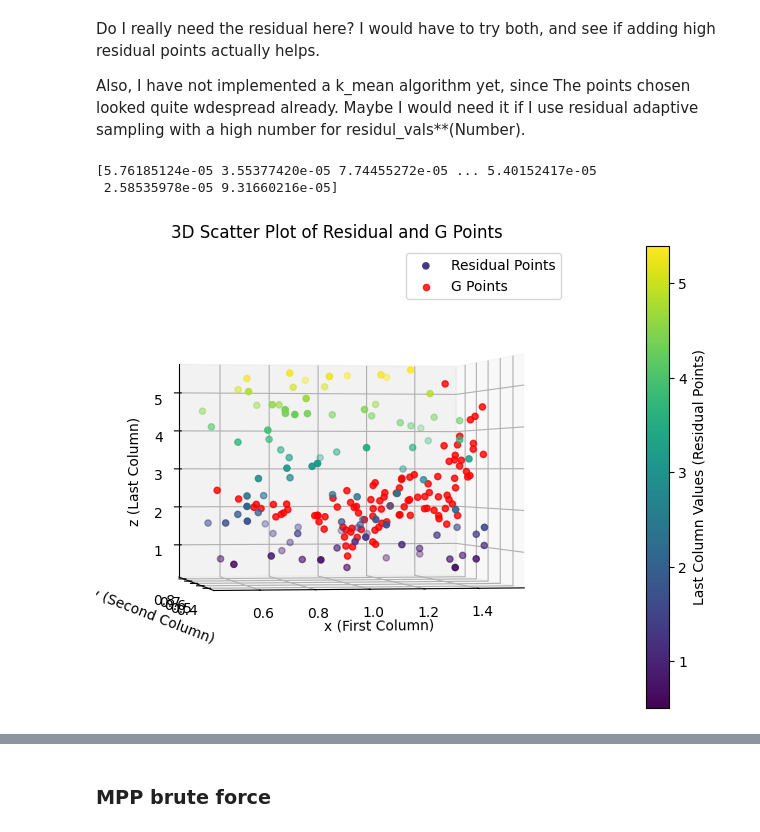
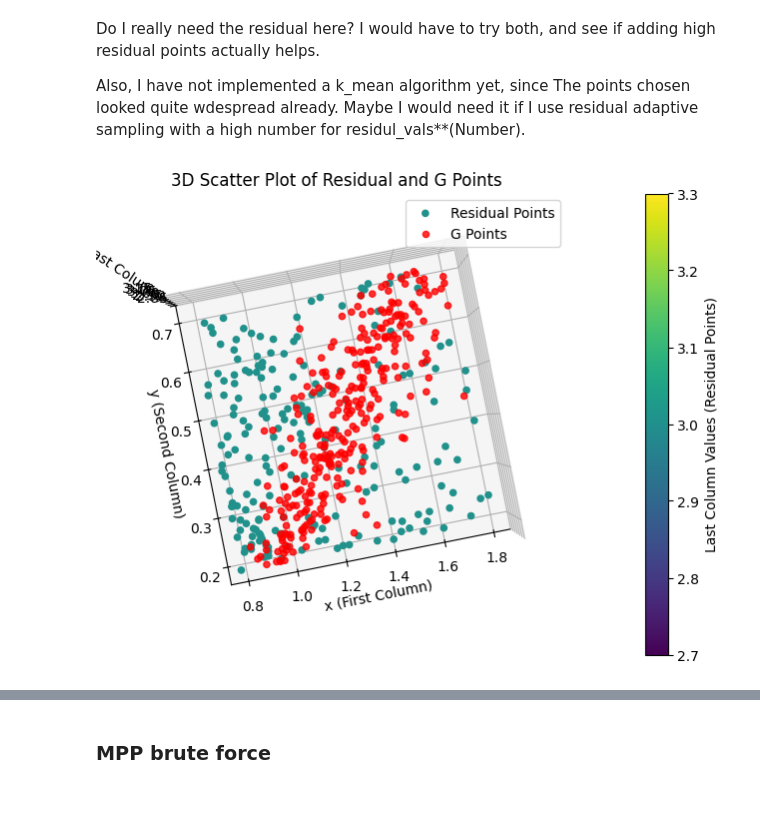
Before and after one commit to jolu2111/Master_thesis, a Jupyter notebook: Code/05_Normalization.ipynb, the cells around one changed output, grey strips where cells are left out. Cells and saved outputs as stored; diff of their text form; code cells hidden in the pictures; blank space fills up the shorter version.

```diff
--- a/Code/05_Normalization.ipynb
+++ b/Code/05_Normalization.ipynb
@@ -356,14 +339,0 @@ print(params)
-# %%
-pred_params = make_input_params(t_test, [m, mu, k_mean, y0_mean, v0_mean], params['norm_info'])
-# print(pred_params)
-x=0
-values = [m, mu, k_mean, y0_mean, v0_mean]
-norm_info = params['norm_info']
-print(norm_info)
-for i,param in enumerate(['m', 'mu', 'k', 'y0', 'v0']):
-        if param in norm_info:
-            x+=(abs(values[i] - norm_info[param]['mean']) / norm_info[param]['std'])
-            print(norm_info[param]['mean'])
-            print(norm_info[param]['std'])
-print(m,mu)
-print(x)
@@ -425,16 +371,6 @@ def generate_latin_hypercube_samples(specs, norm_info, num_samples=1000):
             # If the parameter is not in the specs, just use its mean value
             scaled_samples.append(np.full((num_samples, 1), specs[param]['mean']))
     return np.array(scaled_samples).T[0], params_to_sample
-# %%
-specs = {
-       'm':  {'mean': 1.0,  'std': 0.1, 'lower_multiplier': -5, 'upper_multiplier': 5},
-       'mu': {'mean': 0.6,  'std': 0.05, 'lower_multiplier': -5, 'upper_multiplier': 5},
-       'k':  {'mean': 5.0,  'std': 0.5, 'lower_multiplier': -5, 'upper_multiplier': 5},
-       'y0': {'mean': -0.4, 'std': 0.1, 'lower_multiplier': -5, 'upper_multiplier': 5},
-       'v0': {'mean': 3.0,  'std': 0.5, 'lower_multiplier': -5, 'upper_multiplier': 5},
-    }
-
-test_params = initialize_param(500, distribute=['m','mu','v0'], specs=specs, normalize=True)
 # %%
 # Generate samples
-LHS_samples, sampled_params = generate_latin_hypercube_samples(specs, test_params['norm_info'], num_samples=20000)
+LHS_samples, sampled_params = generate_latin_hypercube_samples(specs, params['norm_info'], num_samples=5000)
@@ -481,24 +415,19 @@ residual_vals = np.array(residual_values)
 # Sample near g(x) ≈ 0
 G_weights = np.exp(-20 * np.abs(G_vals))
 G_weights /= np.sum(G_weights)  # Normalize weights
-G_indices = np.random.choice(len(LHS_samples), size=100, p=G_weights, replace=False)
+G_indices = np.random.choice(len(LHS_samples), size=300, p=G_weights, replace=False)
 G_points_selected = LHS_samples[G_indices]
 
 # Sample near large residuals
 residual_weights = residual_vals**0.5
 residual_weights /= np.sum(residual_weights)  # Normalize weights
-residual_indices = np.random.choice(len(LHS_samples), size=100, p=None, replace=False)
+residual_indices = np.random.choice(len(LHS_samples), size=200, p=residual_weights, replace=False)
 residual_points_selected = LHS_samples[residual_indices]
 # Combine the two sets of points
 # %% [markdown]
 Do I really need the residual here? I would have to try both, and see if adding high residual points actually helps.
 
 Also, I have not implemented a k_mean algorithm yet, since The points chosen looked quite wdespread already. Maybe I would need it if I use residual adaptive sampling with a high number for residul_vals**(Number).
-# %%
-print(residual_weights)
-# %% [output]
-[5.76185124e-05 3.55377420e-05 7.74455272e-05 ... 5.40152417e-05
- 2.58535978e-05 9.31660216e-05]
 # %%
 from mpl_toolkits.mplot3d import Axes3D
 
@@ -510,34 +439,34 @@ z_residual = residual_points_selected[:, -1]  # Last column
 # Extract the first, second, and last columns of G_points_selected for plotting
 x_g = G_points_selected[:, 0]  # First column
 y_g = G_points_selected[:, 1]  # Second column
 z_g = G_points_selected[:, -1]  # Last column
 
 # Create a 3D scatter plot
 fig = plt.figure(figsize=(10, 6))
 ax = fig.add_subplot(111, projection='3d')
 
 # Plot residual_points_selected
 scatter_residual = ax.scatter(x_residual, y_residual, z_residual, c=z_residual, cmap='viridis', label='Residual Points')
 
 # Plot G_points_selected
 scatter_g = ax.scatter(x_g, y_g, z_g, c='red', label='G Points', alpha=0.8)
 
 # Add color bar for residual points
 cbar = plt.colorbar(scatter_residual, ax=ax, pad=0.1)
 cbar.set_label('Last Column Values (Residual Points)')
 
 # Set labels and title
 ax.set_title('3D Scatter Plot of Residual and G Points')
 ax.set_xlabel('x (First Column)')
 ax.set_ylabel('y (Second Column)')
 ax.set_zlabel('z (Last Column)')
 
 # Adjust the viewing angle
-ax.view_init(elev=0, azim=260)  # Change elevation and azimuth for a new angle
+ax.view_init(elev=90, azim=260)  # Change elevation and azimuth for a new angle
 
 ax.legend()
 plt.show()
 # %% [output]
-[figure, old version]
+[figure, new version]
 # %% [markdown]
 ![image.png](attachment:image.png)
```
Also changed, not shown: parts of 23 cells of this notebook.
